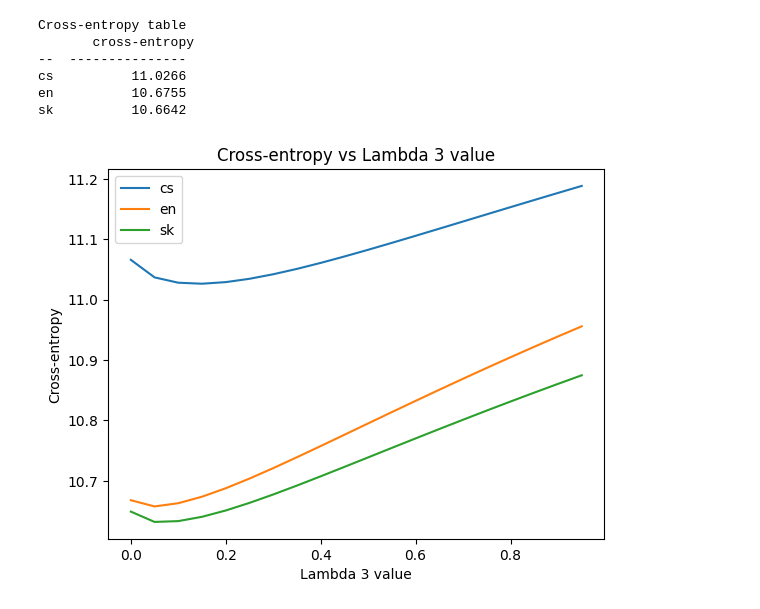
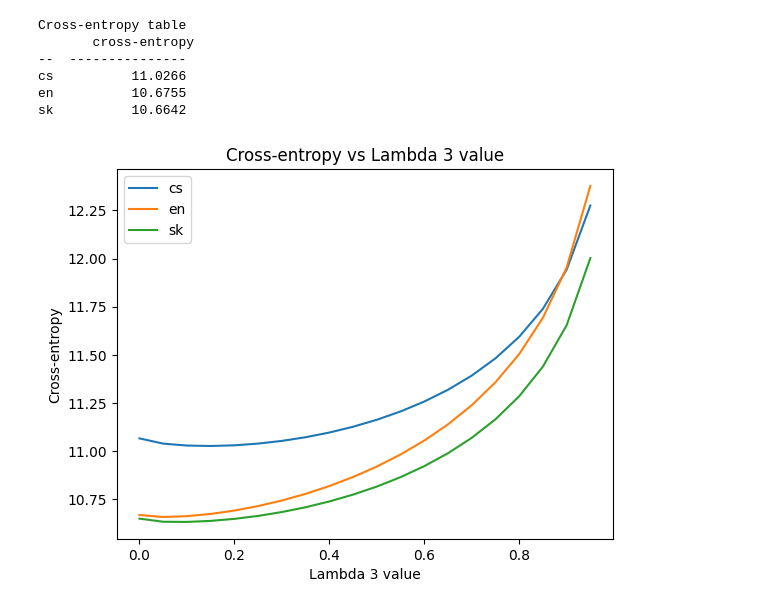
Before and after one commit to patinoboh/nlp, a Jupyter notebook: 01/assignment-01.ipynb, the cells around one changed output. Drawn from its saved outputs; the diff is of its cells as text; code cells hidden in the pictures.

```diff
--- a/01/assignment-01.ipynb
+++ b/01/assignment-01.ipynb
@@ -345,30 +345,35 @@ sk          10.6642
 # %%
 lambda3_ranges = np.linspace(0,0.95,20)
 
 def lambda3_entropy(tokens, lambdas):
     results = []
     trigrams = get_trigrams(tokens)
     bigrams = get_bigrams(tokens)
     unigrams = get_unigrams(tokens)
     N_uni = sum(unigrams.values())
 
     for lambda3 in lambda3_ranges:
-        lambas_sum = lambdas[0] + lambdas[1] + lambdas[2] + lambda3
-        ce = crossentropy(tokens, [lambdas[0] / lambas_sum, lambdas[1] / lambas_sum, lambdas[2] / lambas_sum, lambda3 / lambas_sum])
+        # this vvv was wrong scaling
+        # lambdas_sum = lambdas[0] + lambdas[1] + lambdas[2] + lambda3
+        # ce = crossentropy(tokens, [lambdas[0] / lambdas_sum, lambdas[1] / lambdas_sum, lambdas[2] / lambdas_sum, lambda3 / lambdas_sum])
+
+        lambdas_sum = (1 - lambda3) / (lambdas[0] + lambdas[1] + lambdas[2])
+        ce = crossentropy(tokens, [lambdas[0] * lambdas_sum, lambdas[1] * lambdas_sum, lambdas[2] * lambdas_sum, lambda3])
+
         results.append(ce)
     return results
 
 lambda_entropies = {
     lang: lambda3_entropy(tokenized_test[lang], em_lambdas[lang]) for lang in dataset.keys()
 }
 
 import matplotlib.pyplot as plt
 for lang, entropies in lambda_entropies.items():
     plt.plot(lambda3_ranges, entropies, label=lang)
 plt.xlabel("Lambda 3 value")
 plt.ylabel("Cross-entropy")
 plt.title("Cross-entropy vs Lambda 3 value")
 plt.legend()
 plt.show()
 # %% [output]
-[figure, old version]
+[figure, new version]
```
